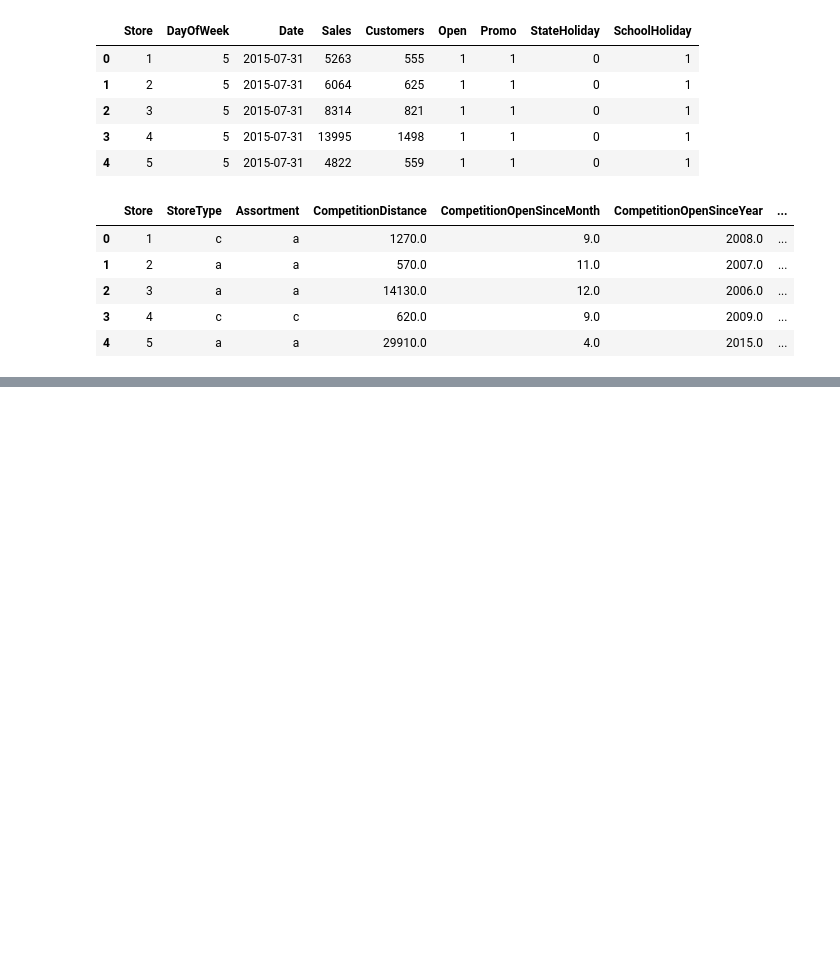
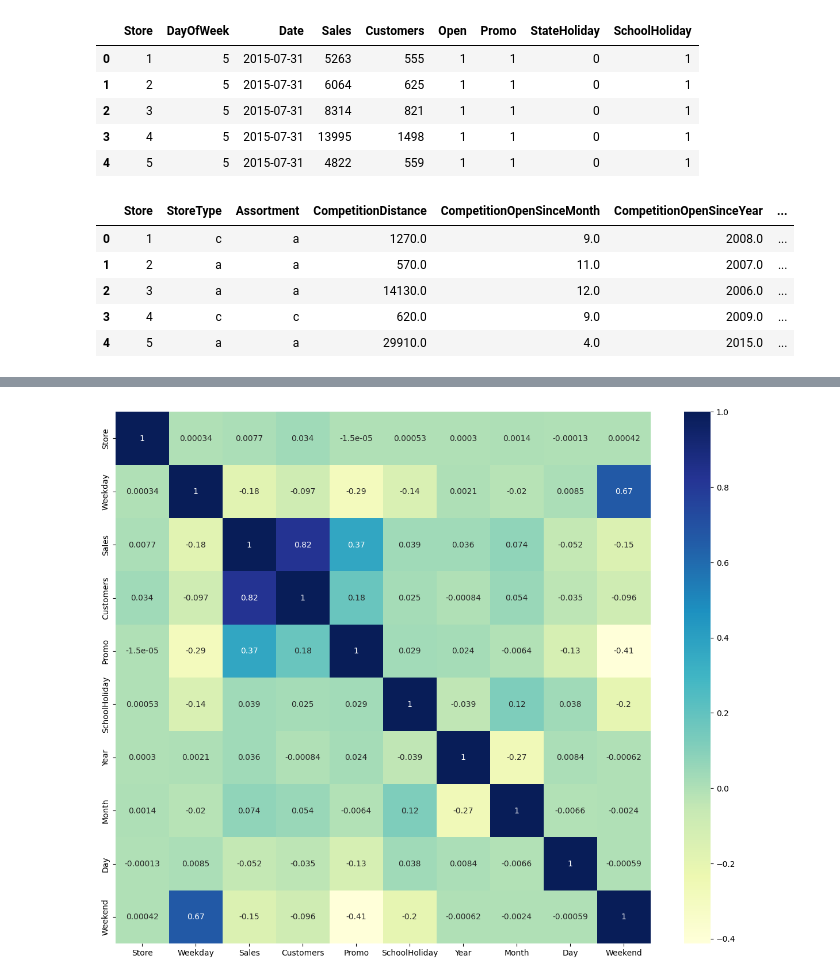
Before and after one commit to Rahul-Chouhan-407/Retail-Sales-Prediction, a Jupyter notebook: Retail_Sales_Prediction_by_Rahul_Chouhan.ipynb, the cells around one changed output, grey strips where cells are left out. Cells and saved outputs as stored; diff of their text form; code cells hidden in the pictures; blank space fills up the shorter version.

```diff
--- a/Retail_Sales_Prediction_by_Rahul_Chouhan.ipynb
+++ b/Retail_Sales_Prediction_by_Rahul_Chouhan.ipynb
@@ -45,0 +118,24 @@ Store.head(5)
+# %%
+Rossmann['Date'] = pd.to_datetime(Rossmann['Date'])
+# %%
+Rossmann['Year'] = Rossmann['Date'].dt.year
+Rossmann['Month'] = Rossmann['Date'].dt.month
+Rossmann['Day'] = Rossmann['Date'].dt.day
+
+#Removing weekday bocause we alreaday have one column dayofweek which is the same thing
+#rossmann['Weekday'] = rossmann['Date'].dt.weekday
+
+#renaming the dayofweek column to weekday
+Rossmann = Rossmann.rename(columns={'DayOfWeek': 'Weekday'})
+
+Rossmann.drop(['Date'], axis = 1, inplace = True)
+# %%
+def weekend(val):
+    if val == 6:
+        return 1
+    elif val == 7:
+        return 1
+    else:
+        return 0
+# %%
+Rossmann['Weekend'] = Rossmann['Weekday'].apply(weekend)
@@ -45,0 +183,6 @@ Store.head(5)
+# %%
+plt.figure(figsize = (15,12))
+sns.heatmap(Rossmann.corr(), annot = True, cmap="YlGnBu")
+plt.show()
+# %% [output]
+[figure, added]
```
Also changed, not shown: parts of 25 cells of this notebook.
